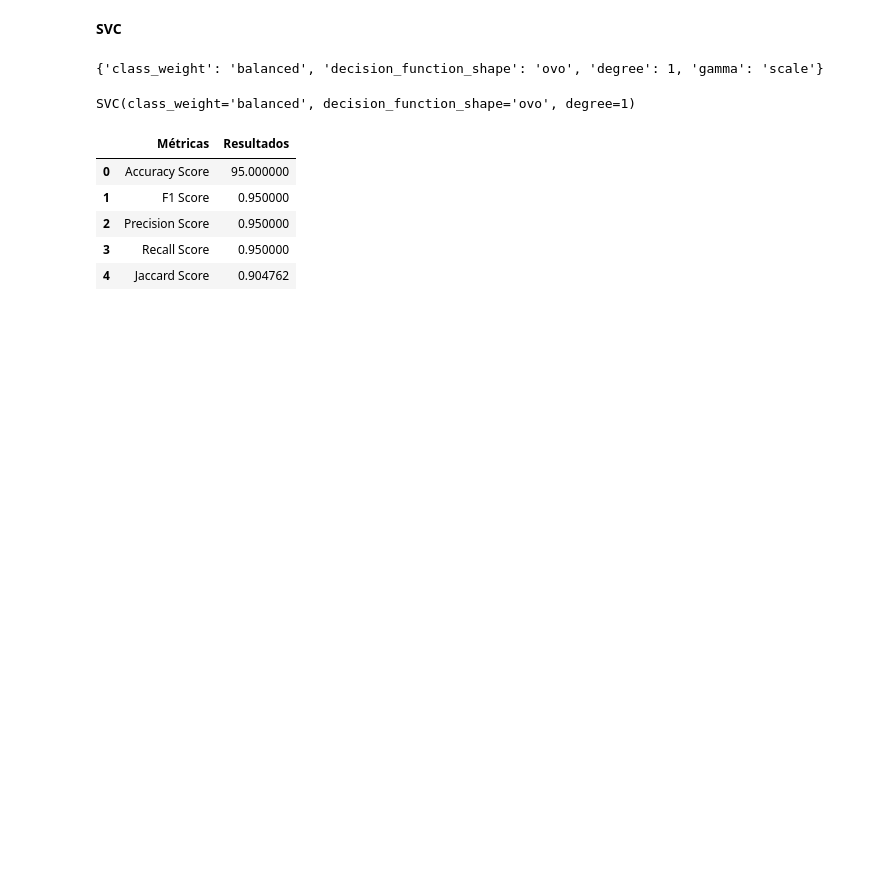
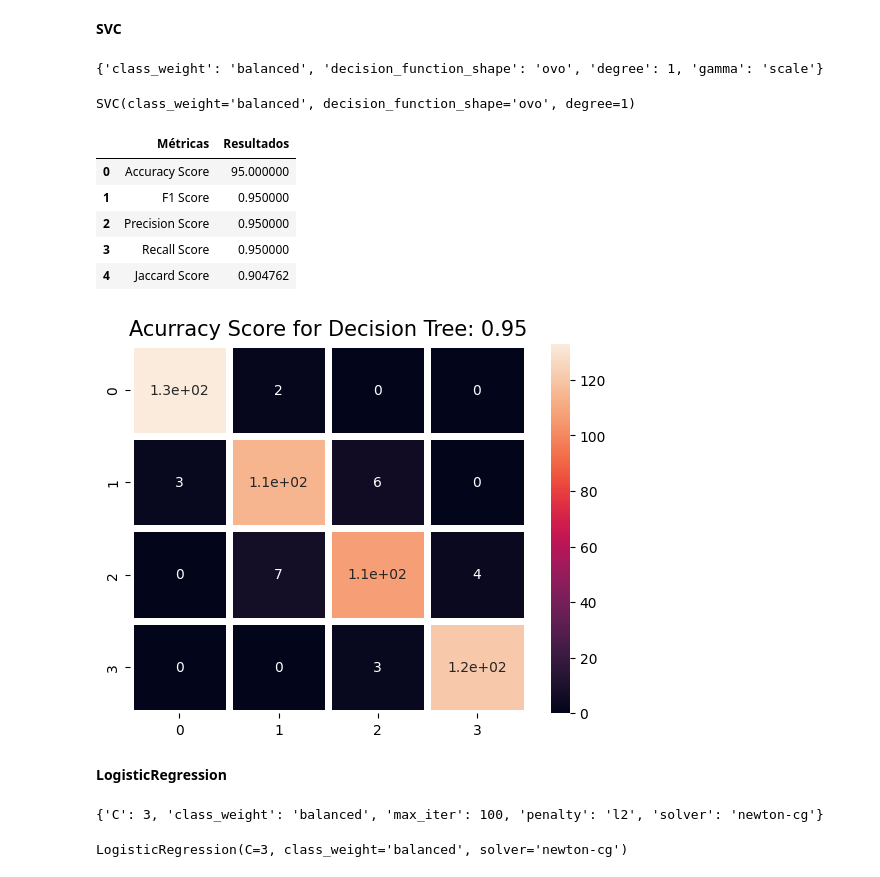
Before and after one commit to Saul-Ochoa/Machine-Learning-Classification, a Jupyter notebook: MobilePhone/MobileClasification.ipynb, the cells around one changed output. Cells and saved outputs as stored; diff of their text form; code cells hidden in the pictures; blank space fills up the shorter version.

```diff
--- a/MobilePhone/MobileClasification.ipynb
+++ b/MobilePhone/MobileClasification.ipynb
@@ -600,3 +602,28 @@ df
 | 2 | Precision Score | 0.950000 |
 | 3 | Recall Score | 0.950000 |
 | 4 | Jaccard Score | 0.904762 |
+# %%
+matrix(svc)
+# %% [output]
+[figure, added]
+# %% [markdown]
+**LogisticRegression**
+# %%
+lr=LogisticRegression()
+param_grid={
+    'solver':['lbfgs', 'liblinear', 'newton-cg', 'newton-cholesky', 'sag', 'saga'],
+    'penalty':['l1', 'l2', 'elasticnet', None],
+    'class_weight':['dict','balanced',None],
+    'C':[1,2,3,4,5],
+    'max_iter':[10,25,50,75,100]
+}
+grid_search=GridSearchCV(lr,param_grid,cv=5)
+grid_search.fit(X_train,y_train)
+print(grid_search.best_params_)
+# %% [output]
+{'C': 3, 'class_weight': 'balanced', 'max_iter': 100, 'penalty': 'l2', 'solver': 'newton-cg'}
+# %%
+lr=LogisticRegression(C=3, class_weight='balanced', max_iter=100, penalty='l2', solver='newton-cg')
+lr.fit(X_train,y_train)
+# %% [output]
+LogisticRegression(C=3, class_weight='balanced', solver='newton-cg')
```
Also changed, not shown: parts of 4 cells of this notebook.
